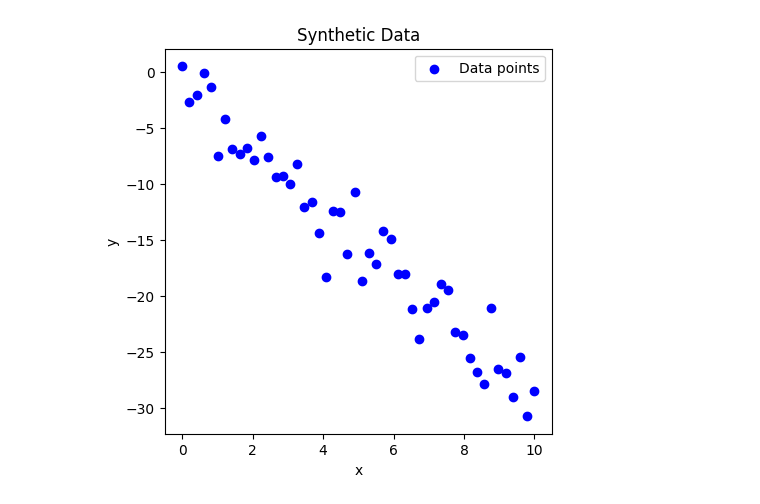
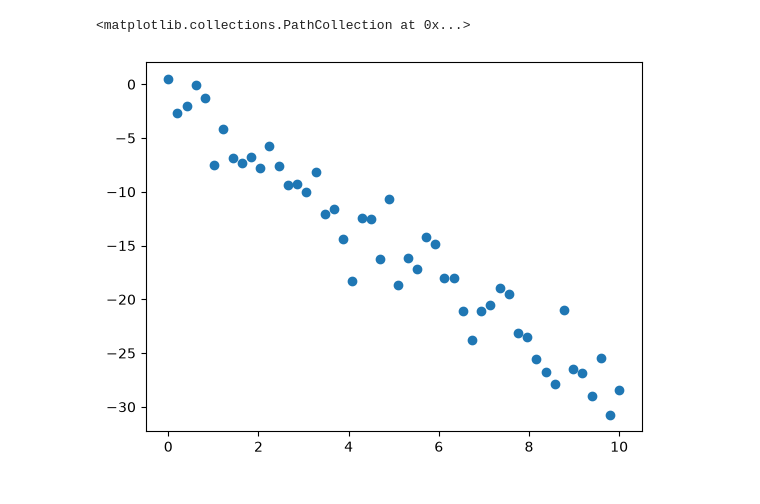
Before and after one commit to jamesfu8128/PythonML-Camp-Student-Code, a Jupyter notebook: day_2/labs/LAB_linear_regression.ipynb, the cells around one changed output. Saved outputs shown, nothing was run; the diff lists cells and outputs as text; code cells hidden in the pictures.

```diff
--- a/day_2/labs/LAB_linear_regression.ipynb
+++ b/day_2/labs/LAB_linear_regression.ipynb
@@ -12,8 +12,10 @@ X = data[['x']].to_numpy()
 y = data['y'].to_numpy()
 # %%
 # Plot the data
+plt.scatter(X,y)
 # %% [output]
+<matplotlib.collections.PathCollection at 0x...>
-[figure, old version]
+[figure, new version]
 # %%
 model = LinearRegression()
 # %%
```
Also changed, not shown: parts of 5 cells of this notebook, 4 other files.
